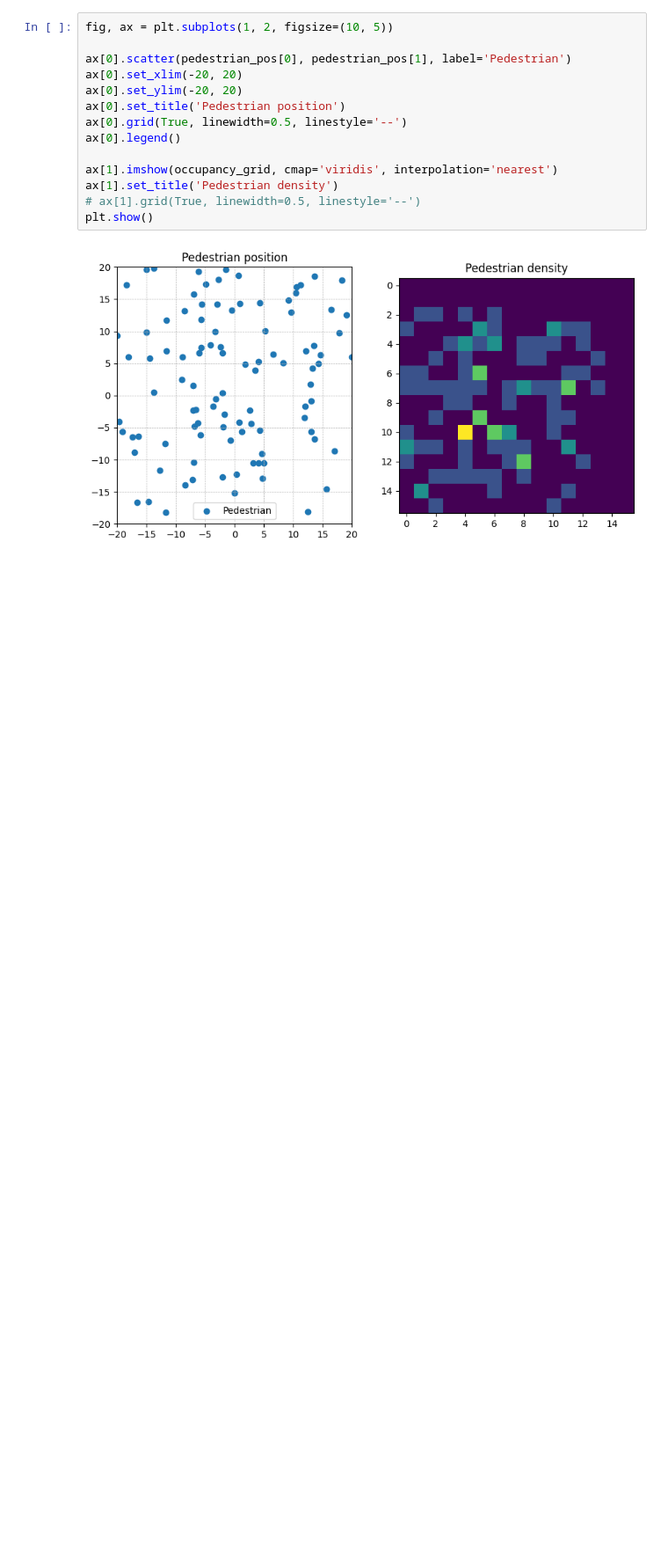
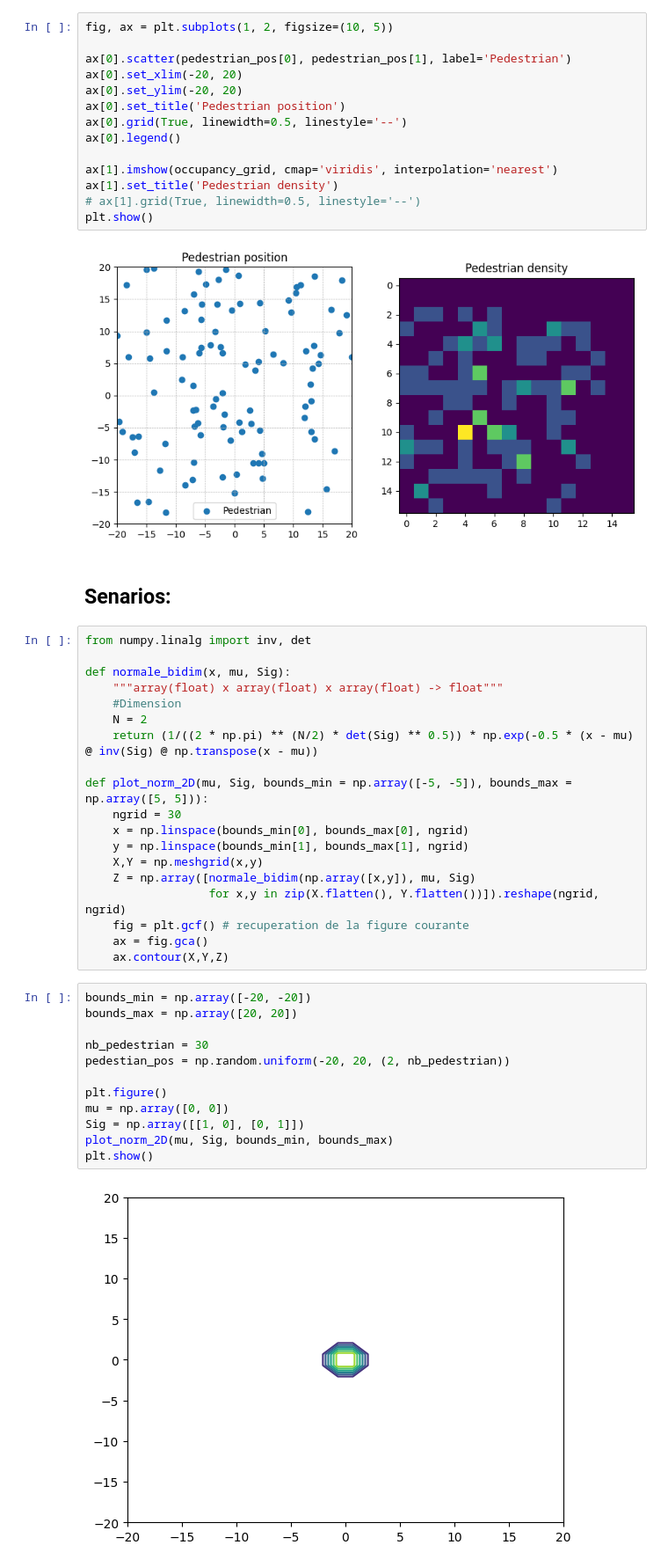
Before and after one commit to White-On/Streamlit_Presentation, a Jupyter notebook: fitness_notebook.ipynb, the cells around one changed output. Shown at 88% size. Drawn from its saved outputs; the diff is of its cells as text; blank space fills up the shorter version.

```diff
--- a/fitness_notebook.ipynb
+++ b/fitness_notebook.ipynb
@@ -325,3 +325,38 @@ ax[1].set_title('Pedestrian density')
 plt.show()
 # %% [output]
 [figure]
+# %% [markdown]
+## Senarios:
+# %%
+from numpy.linalg import inv, det
+
+def normale_bidim(x, mu, Sig):
+    """array(float) x array(float) x array(float) -> float"""
+    #Dimension
+    N = 2
+    return (1/((2 * np.pi) ** (N/2) * det(Sig) ** 0.5)) * np.exp(-0.5 * (x - mu) @ inv(Sig) @ np.transpose(x - mu))
+
+def plot_norm_2D(mu, Sig, bounds_min = np.array([-5, -5]), bounds_max = np.array([5, 5])):
+    ngrid = 30
+    x = np.linspace(bounds_min[0], bounds_max[0], ngrid)
+    y = np.linspace(bounds_min[1], bounds_max[1], ngrid)
+    X,Y = np.meshgrid(x,y)
+    Z = np.array([normale_bidim(np.array([x,y]), mu, Sig)
+                  for x,y in zip(X.flatten(), Y.flatten())]).reshape(ngrid, ngrid)
+    fig = plt.gcf() # recuperation de la figure courante
+    ax = fig.gca()
+    ax.contour(X,Y,Z)
+# %%
+bounds_min = np.array([-20, -20])
+bounds_max = np.array([20, 20])
+
+nb_pedestrian = 30
+pedestian_pos = np.random.uniform(-20, 20, (2, nb_pedestrian))
+
+plt.figure()
+mu = np.array([0, 0])
+Sig = np.array([[1, 0], [0, 1]])
+plot_norm_2D(mu, Sig, bounds_min, bounds_max)
+plt.show()
+# %% [output]
+[figure, added]
```
Also changed, not shown: 9 other files.
